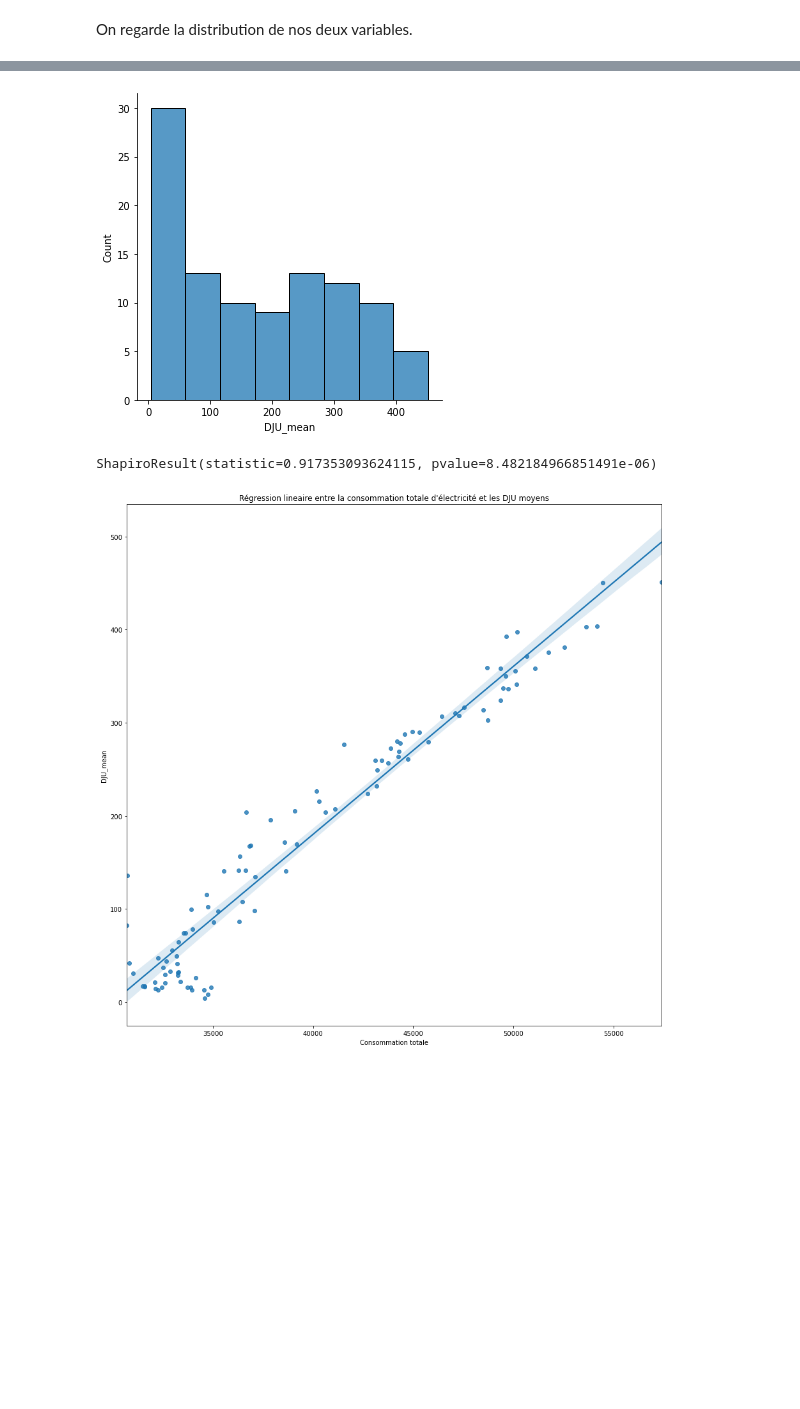
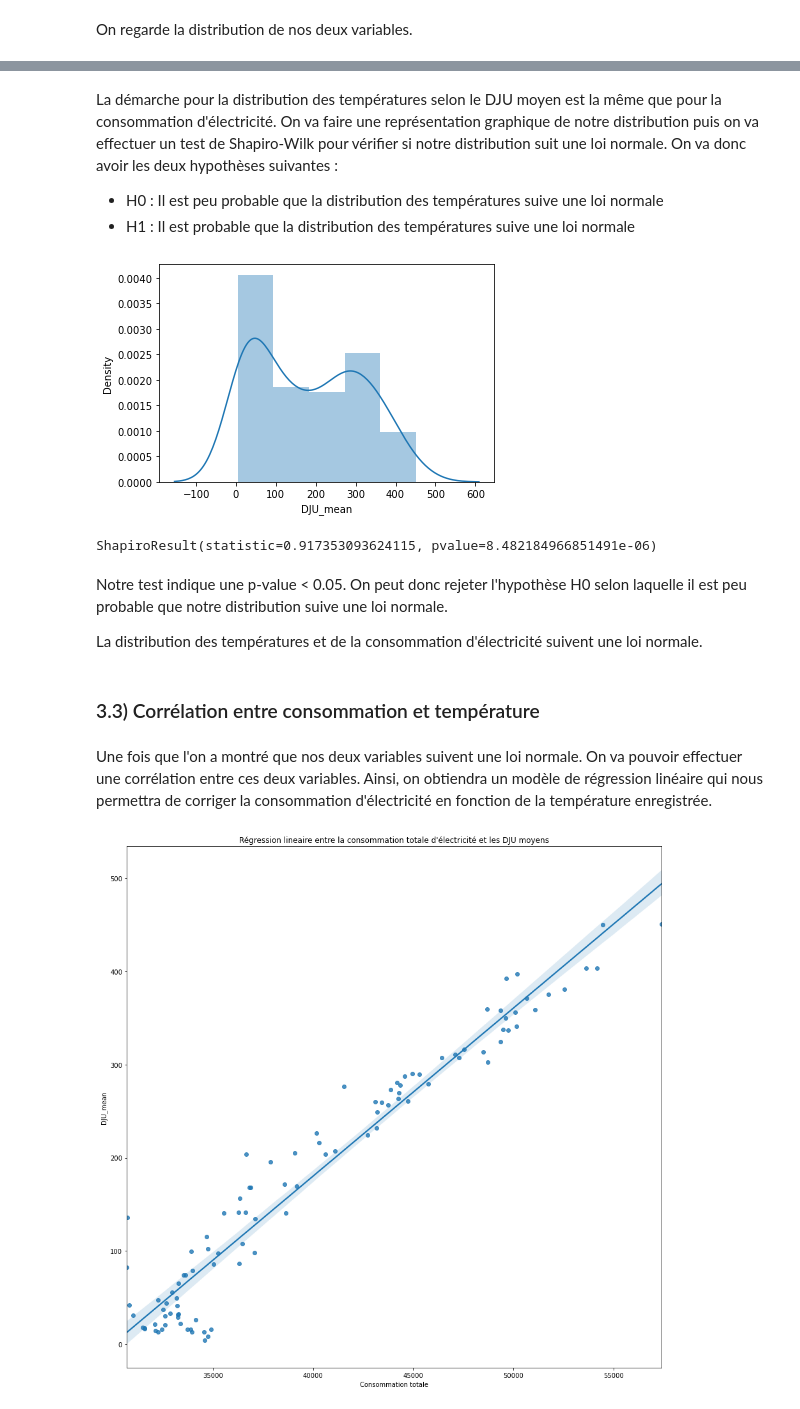
Before and after one commit to sidathgueye/prediction_conso_electrique, a Jupyter notebook: P9_01_code.ipynb, the cells around one changed output, grey strips where cells are left out. Drawn from its saved outputs; the diff is of its cells as text; code cells hidden in the pictures; blank space fills up the shorter version.

```diff
--- a/P9_01_code.ipynb
+++ b/P9_01_code.ipynb
@@ -137,10 +247,22 @@ ShapiroResult(statistic=0.908640444278717, pvalue=3.0329144919960527e-06)
+# %% [markdown]
+La démarche pour la distribution des températures selon le DJU moyen est la même que pour la consommation d'électricité. On va faire une représentation graphique de notre distribution puis on va effectuer un test de Shapiro-Wilk pour vérifier si notre distribution suit une loi normale. On va donc avoir les deux hypothèses suivantes :
+- H0 : Il est peu probable que la distribution des températures suive une loi normale
+- H1 : Il est probable que la distribution des températures suive une loi normale
 # %%
-sns.displot(df['DJU_mean'])
+sns.distplot(df['DJU_mean'])
 plt.show()
 st.shapiro(df['DJU_mean'])
 # %% [output]
-[figure, old version]
+[figure, new version]
 ShapiroResult(statistic=0.917353093624115, pvalue=8.482184966851491e-06)
+# %% [markdown]
+Notre test indique une p-value < 0.05. On peut donc rejeter l'hypothèse H0 selon laquelle il est peu probable que notre distribution suive une loi normale.
+
+La distribution des températures et de la consommation d'électricité suivent une loi normale.
+# %% [markdown]
+### 3.3) Corrélation entre consommation et température
+# %% [markdown]
+Une fois que l'on a montré que nos deux variables suivent une loi normale. On va pouvoir effectuer une corrélation entre ces deux variables. Ainsi, on obtiendra un modèle de régression linéaire qui nous permettra de corriger la consommation d'électricité en fonction de la température enregistrée.
 # %%
 plt.figure(figsize=(15,15))
 sns.regplot('Consommation totale', 'DJU_mean', data=df)
```
Also changed, not shown: parts of 112 cells of this notebook.
